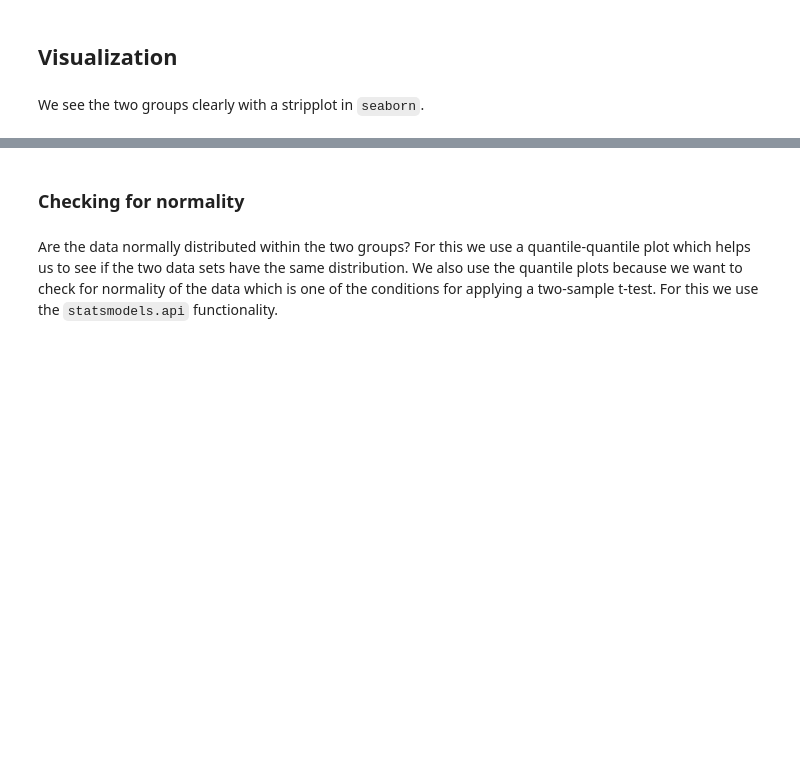
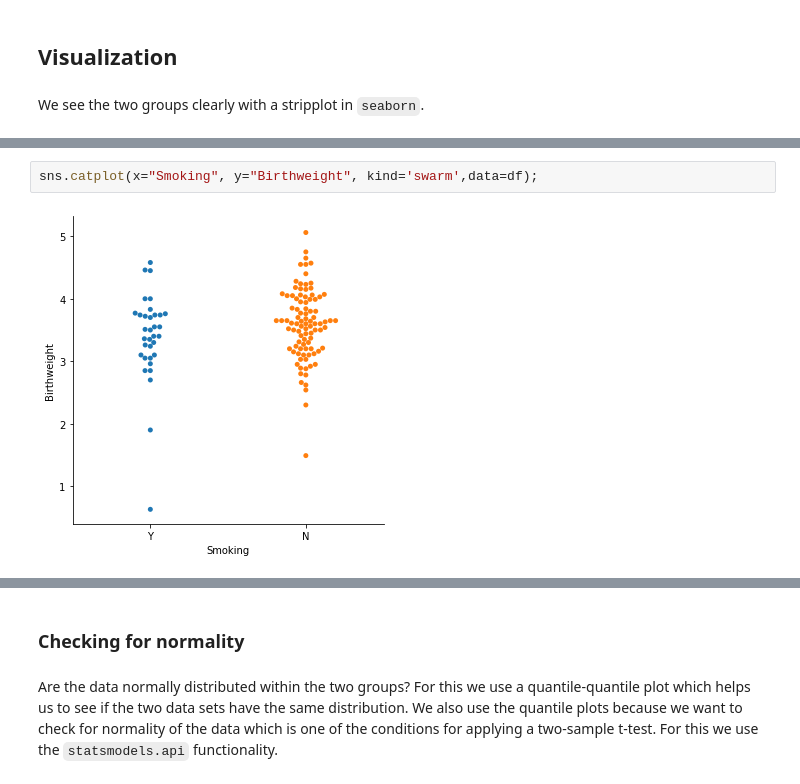
Before and after one commit to Michy01/AIIP_DAV_Visualization-2020, a Jupyter notebook: dav_18_two_sample_t_test.ipynb, the cells around one changed output, grey strips where cells are left out. Saved outputs shown, nothing was run; the diff lists cells and outputs as text; blank space fills up the shorter version.

```diff
--- a/dav_18_two_sample_t_test.ipynb
+++ b/dav_18_two_sample_t_test.ipynb
@@ -68,0 +69,4 @@ sns.stripplot(x='Smoking',
+# %%
+sns.catplot(x="Smoking", y="Birthweight", kind='swarm',data=df);
+# %% [output]
+[figure, added]
```
Also changed, not shown: parts of 5 cells of this notebook.
